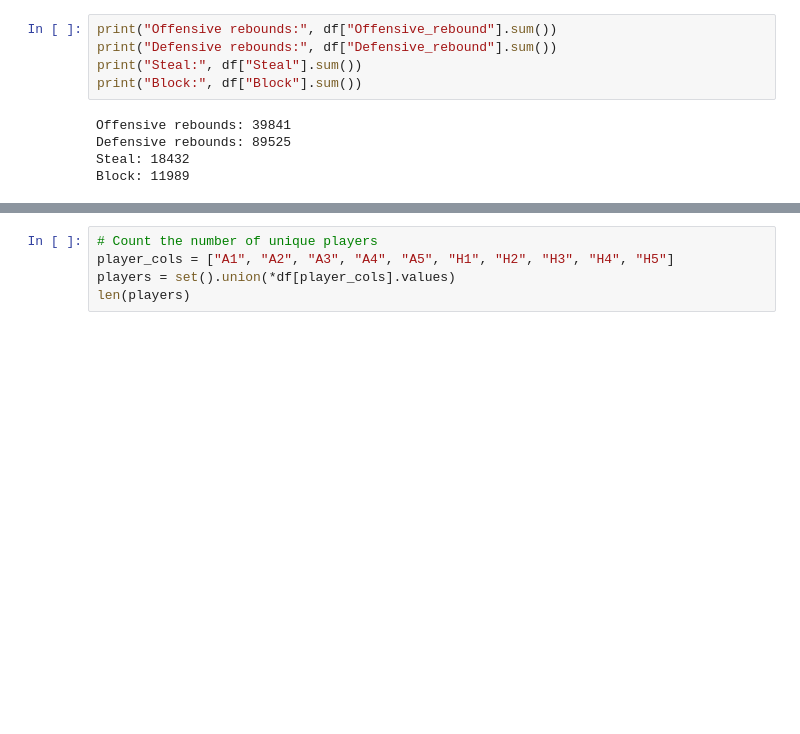
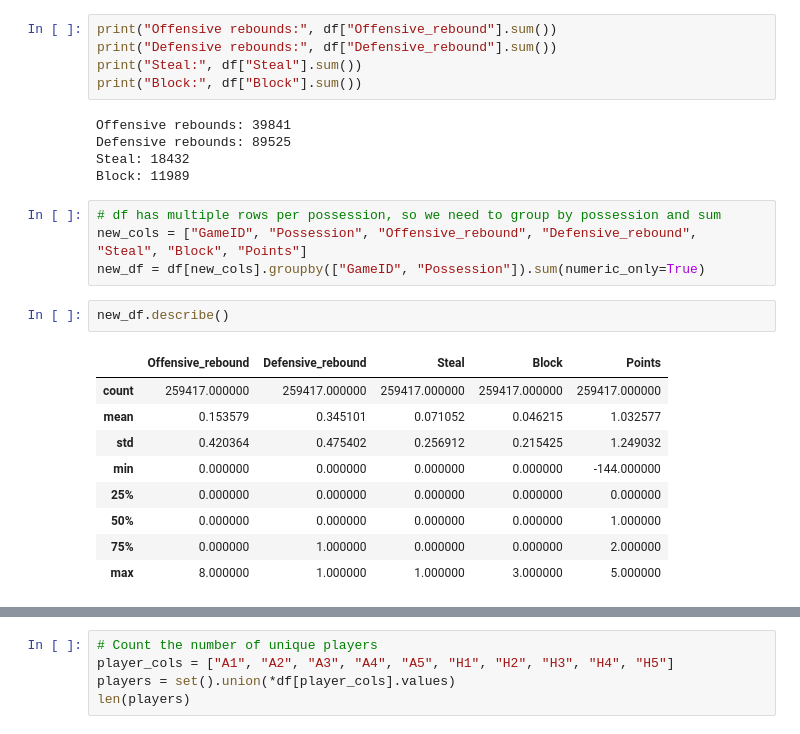
Before and after one commit to trevleon/stats100-proj, a Jupyter notebook: convert_to_possession.ipynb, the cells around one changed output, grey strips where cells are left out. Cells and saved outputs as stored; diff of their text form; blank space fills up the shorter version.

```diff
--- a/convert_to_possession.ipynb
+++ b/convert_to_possession.ipynb
@@ -53,3 +62,19 @@ Offensive rebounds: 39841
 Defensive rebounds: 89525
 Steal: 18432
 Block: 11989
+# %%
+# df has multiple rows per possession, so we need to group by possession and sum
+new_cols = ["GameID", "Possession", "Offensive_rebound", "Defensive_rebound", "Steal", "Block", "Points"]
+new_df = df[new_cols].groupby(["GameID", "Possession"]).sum(numeric_only=True)
+# %%
+new_df.describe()
+# %% [output]
+|  | Offensive_rebound | Defensive_rebound | Steal | Block | Points |
+| count | 259417.000000 | 259417.000000 | 259417.000000 | 259417.000000 | 259417.000000 |
+| mean | 0.153579 | 0.345101 | 0.071052 | 0.046215 | 1.032577 |
+| std | 0.420364 | 0.475402 | 0.256912 | 0.215425 | 1.249032 |
+| min | 0.000000 | 0.000000 | 0.000000 | 0.000000 | -144.000000 |
+| 25% | 0.000000 | 0.000000 | 0.000000 | 0.000000 | 0.000000 |
+| 50% | 0.000000 | 0.000000 | 0.000000 | 0.000000 | 1.000000 |
+| 75% | 0.000000 | 1.000000 | 0.000000 | 0.000000 | 2.000000 |
+| max | 8.000000 | 1.000000 | 1.000000 | 3.000000 | 5.000000 |
```
Also changed, not shown: parts of 8 cells of this notebook.
